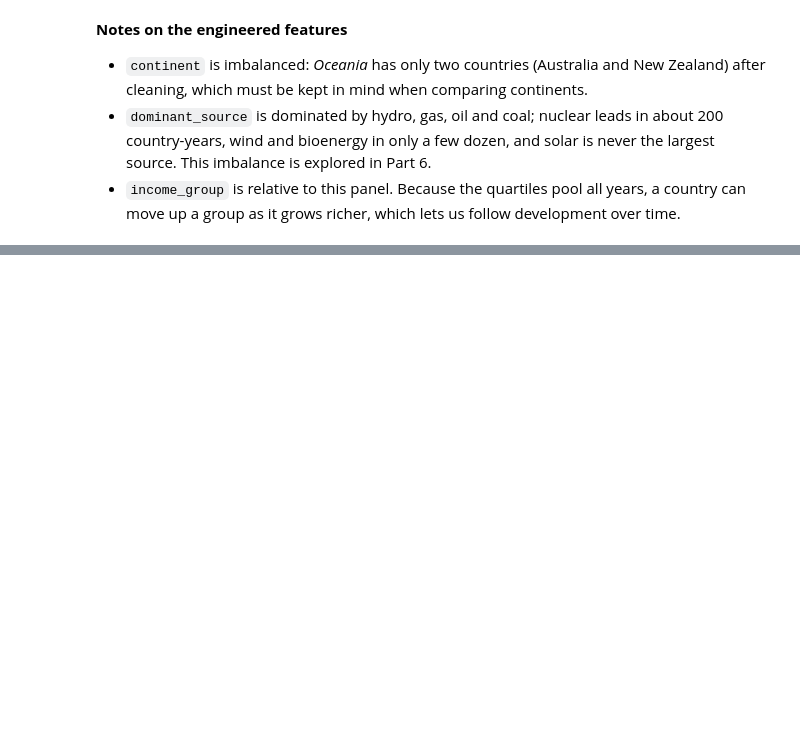
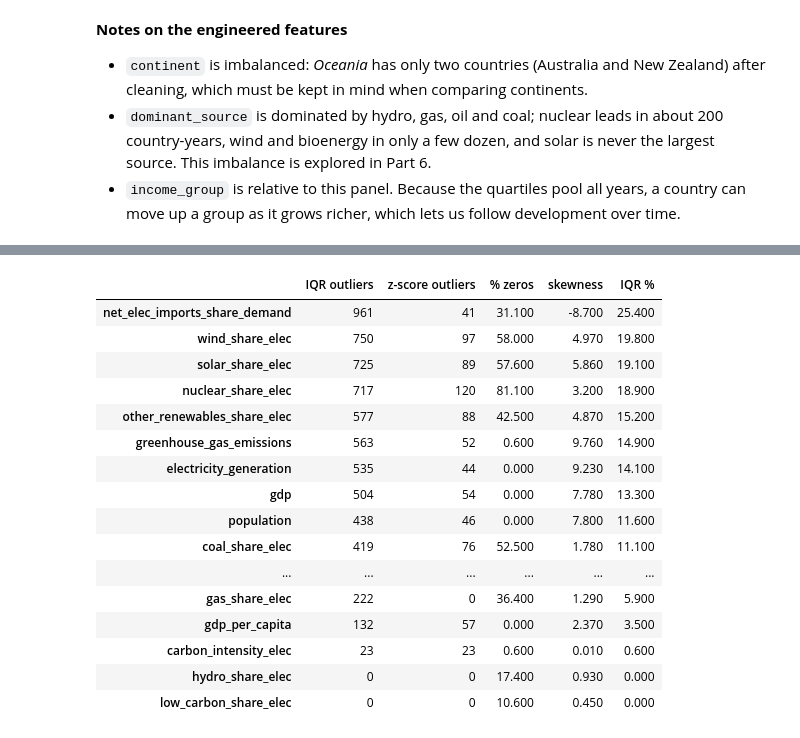
Before and after one commit to Md-Fahad2000/data_exploration_and_preparation_ca1, a Jupyter notebook: Energy_Transition_DEP.ipynb, the cells around one changed output, grey strips where cells are left out. Cells and saved outputs as stored; diff of their text form; code cells hidden in the pictures; blank space fills up the shorter version.

```diff
--- a/Energy_Transition_DEP.ipynb
+++ b/Energy_Transition_DEP.ipynb
@@ -1037,0 +1054,42 @@ Working dataset: 3,790 rows x 24 columns
+# %%
+ALL_NUM = NUM_COLS + ENG_NUM_COLS        # 16 original + 2 engineered numeric features
+
+
+def iqr_outliers(s):
+    # Boolean mask of values outside Tukey's fences
+    q1, q3 = s.quantile([0.25, 0.75])
+    iqr = q3 - q1
+    return (s < q1 - 1.5 * iqr) | (s > q3 + 1.5 * iqr)
+
+
+def z_outliers(s, threshold=3):
+    # Boolean mask of values more than `threshold` standard deviations from the mean
+    return ((s - s.mean()) / s.std()).abs() > threshold
+
+
+outlier_table = pd.DataFrame({
+    "IQR outliers": {c: iqr_outliers(df[c]).sum() for c in ALL_NUM},
+    "z-score outliers": {c: z_outliers(df[c]).sum() for c in ALL_NUM},
+    "% zeros": {c: round((df[c] == 0).mean() * 100, 1) for c in ALL_NUM},
+    "skewness": {c: round(df[c].skew(), 2) for c in ALL_NUM},
+})
+outlier_table["IQR %"] = (outlier_table["IQR outliers"] / len(df) * 100).round(1)
+outlier_table.sort_values("IQR outliers", ascending=False)
+# %% [output]
+|  | IQR outliers | z-score outliers | % zeros | skewness | IQR % |
+| net_elec_imports_share_demand | 961 | 41 | 31.100 | -8.700 | 25.400 |
+| wind_share_elec | 750 | 97 | 58.000 | 4.970 | 19.800 |
+| solar_share_elec | 725 | 89 | 57.600 | 5.860 | 19.100 |
+| nuclear_share_elec | 717 | 120 | 81.100 | 3.200 | 18.900 |
+| other_renewables_share_elec | 577 | 88 | 42.500 | 4.870 | 15.200 |
+| greenhouse_gas_emissions | 563 | 52 | 0.600 | 9.760 | 14.900 |
+| electricity_generation | 535 | 44 | 0.000 | 9.230 | 14.100 |
+| gdp | 504 | 54 | 0.000 | 7.780 | 13.300 |
+| population | 438 | 46 | 0.000 | 7.800 | 11.600 |
+| coal_share_elec | 419 | 76 | 52.500 | 1.780 | 11.100 |
+| ... | ... | ... | ... | ... | ... |
+| gas_share_elec | 222 | 0 | 36.400 | 1.290 | 5.900 |
+| gdp_per_capita | 132 | 57 | 0.000 | 2.370 | 3.500 |
+| carbon_intensity_elec | 23 | 23 | 0.600 | 0.010 | 0.600 |
+| hydro_share_elec | 0 | 0 | 17.400 | 0.930 | 0.000 |
+| low_carbon_share_elec | 0 | 0 | 10.600 | 0.450 | 0.000 |
```
Also changed, not shown: parts of 20 cells of this notebook, 4 other files.
